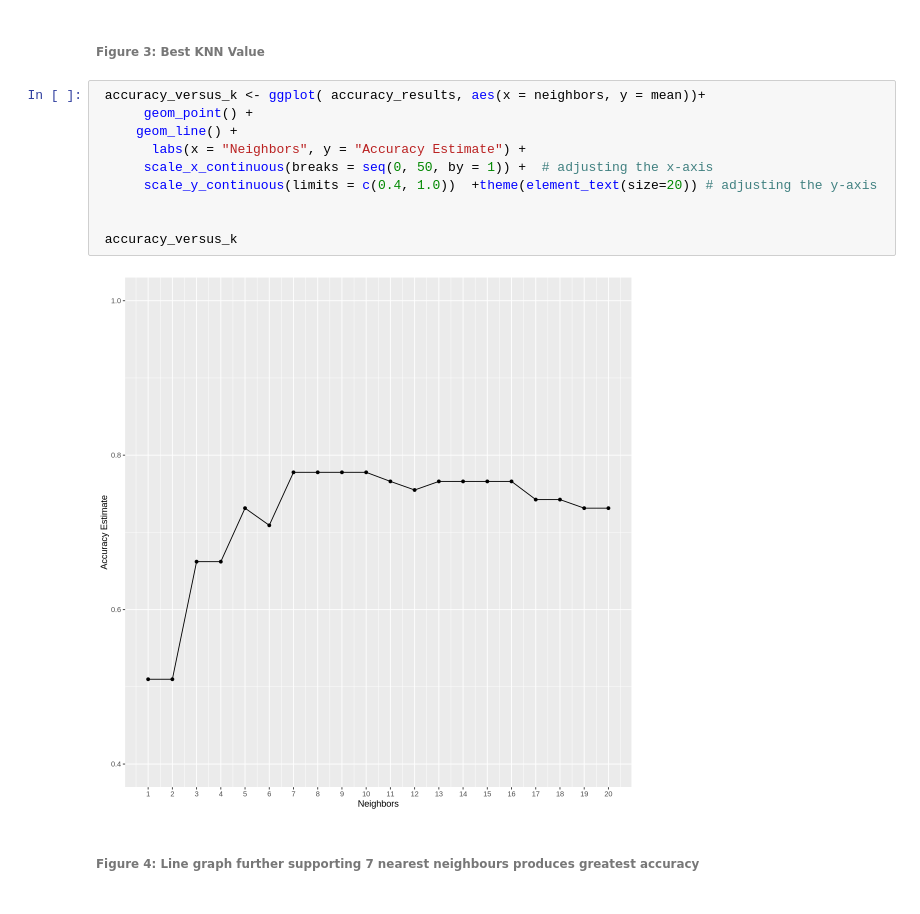
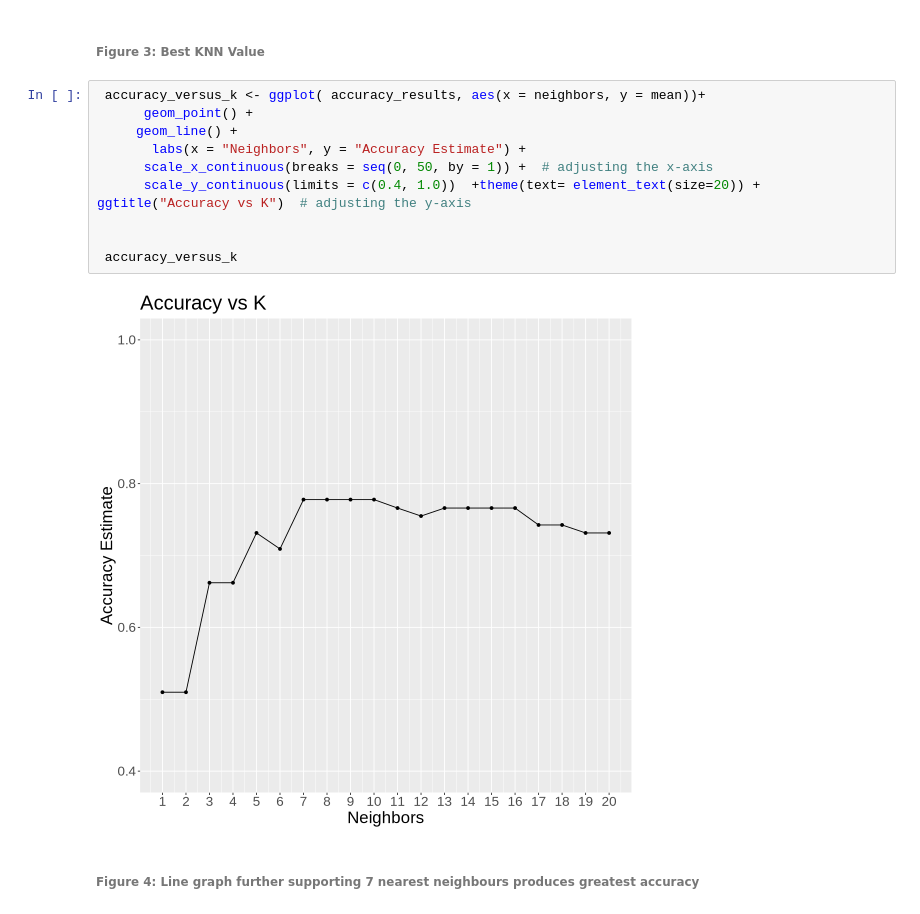
Before and after one commit to lycma06/lyc--new-project, a Jupyter notebook: minecraft.ipynb, the cells around one changed output. Cells and saved outputs as stored; diff of their text form.

```diff
--- a/minecraft.ipynb
+++ b/minecraft.ipynb
@@ -367,15 +347,15 @@ A tibble: 1 × 7
 # %%
  accuracy_versus_k <- ggplot( accuracy_results, aes(x = neighbors, y = mean))+
       geom_point() +
      geom_line() +
        labs(x = "Neighbors", y = "Accuracy Estimate") +
       scale_x_continuous(breaks = seq(0, 50, by = 1)) +  # adjusting the x-axis
-      scale_y_continuous(limits = c(0.4, 1.0))  +theme(element_text(size=20)) # adjusting the y-axis
+      scale_y_continuous(limits = c(0.4, 1.0))  +theme(text= element_text(size=20)) + ggtitle("Accuracy vs K")  # adjusting the y-axis
 
 
  accuracy_versus_k
 # %% [output]
-[figure, old version]
+[figure, new version]
 # %% [markdown]
 ###### Figure 4: Line graph further supporting 7 nearest neighbours produces greatest accuracy
 # %%
```
Also changed, not shown: parts of 13 cells of this notebook.
